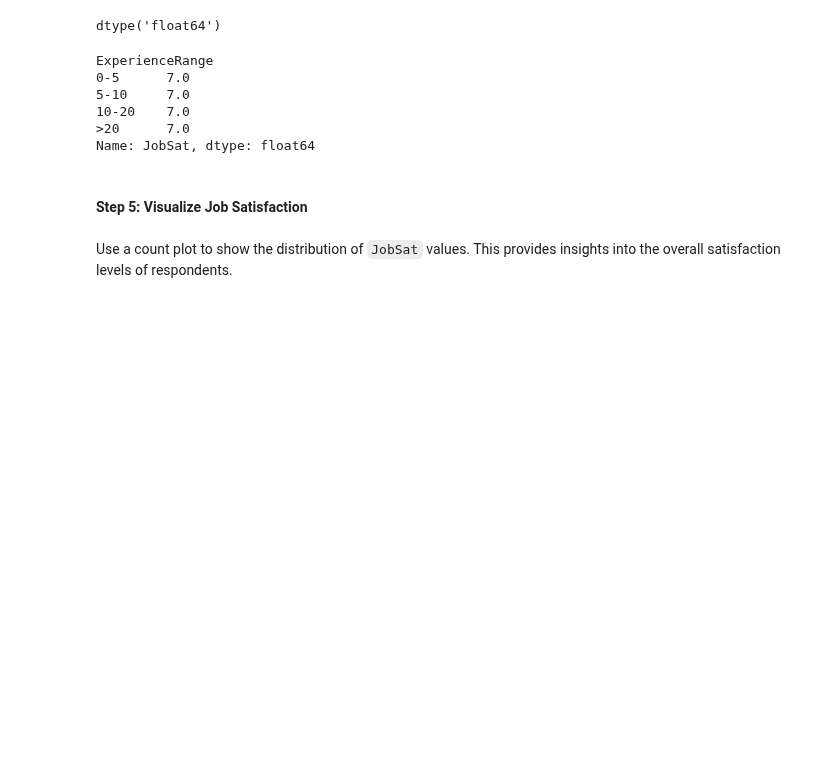
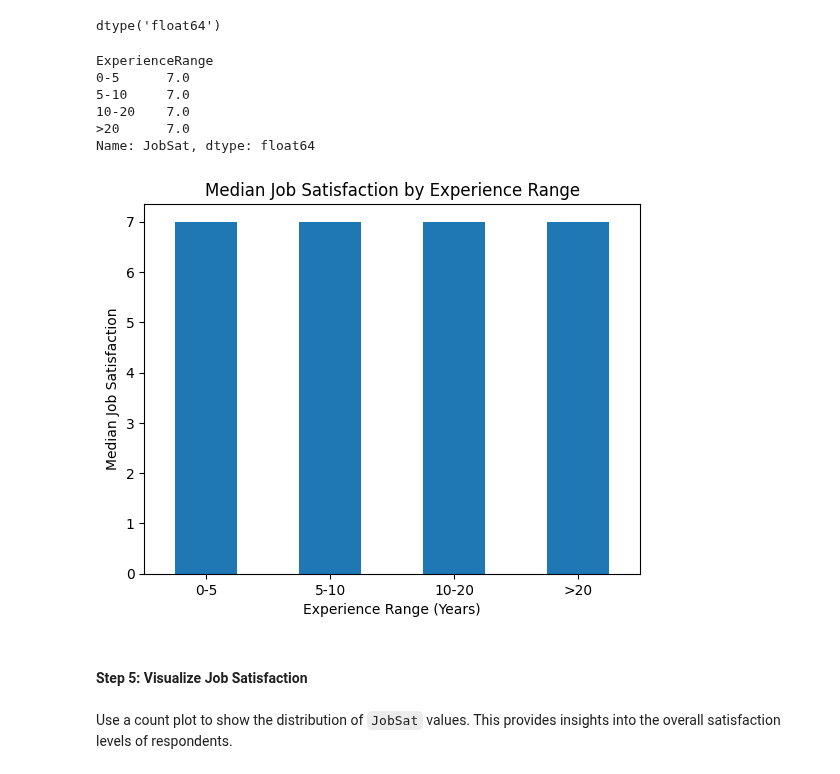
Before and after one commit to jad3ch3n/ibm-data-analyst-professional-certification, a Jupyter notebook: C9-IBM Data Analyst Capstone Project/c9lab12-exploratory-data-analysis.ipynb, the cells around one changed output. Drawn from its saved outputs; the diff is of its cells as text; code cells hidden in the pictures; blank space fills up the shorter version.

```diff
--- a/C9-IBM Data Analyst Capstone Project/c9lab12-exploratory-data-analysis.ipynb
+++ b/C9-IBM Data Analyst Capstone Project/c9lab12-exploratory-data-analysis.ipynb
@@ -154,6 +154,15 @@ ExperienceRange
 10-20    7.0
 >20      7.0
 Name: JobSat, dtype: float64
+# %%
+median_jobsat.plot(kind="bar")
+plt.title("Median Job Satisfaction by Experience Range")
+plt.xlabel("Experience Range (Years)")
+plt.ylabel("Median Job Satisfaction")
+plt.xticks(rotation=0)
+plt.show()
+# %% [output]
+[figure, added]
 # %% [markdown]
 #### Step 5: Visualize Job Satisfaction
 # %% [markdown]
```
Also changed, not shown: parts of 8 cells of this notebook, 3 other files.
